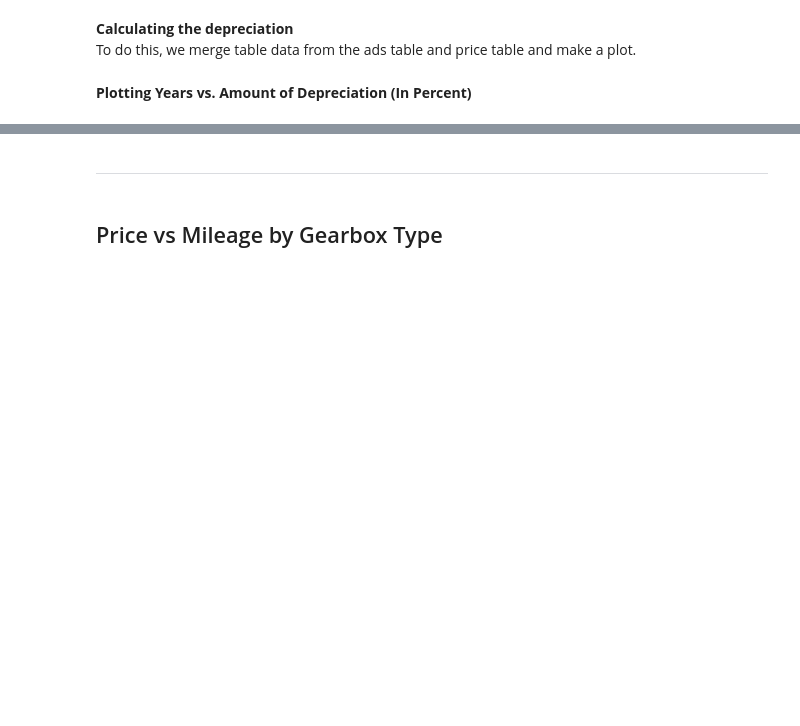
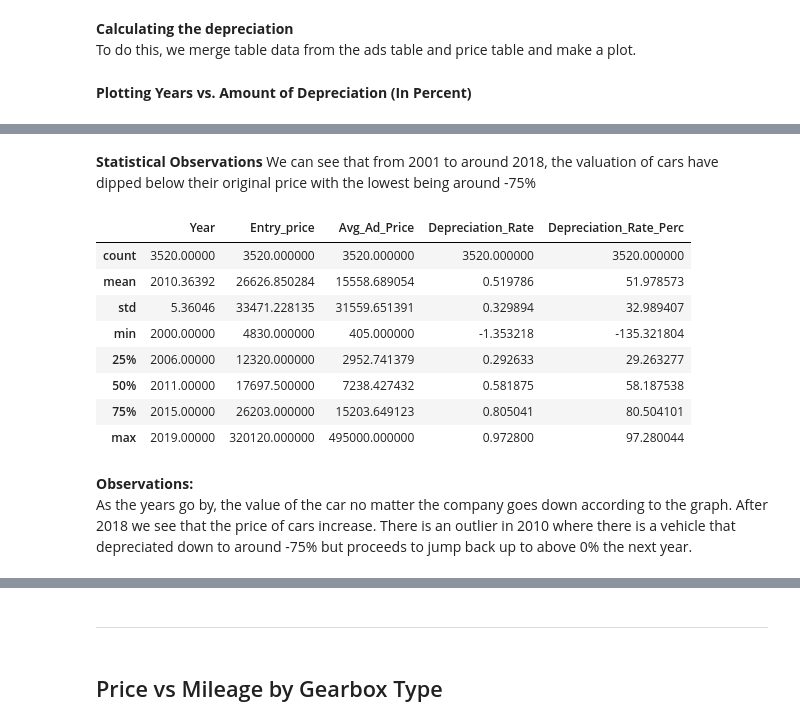
Before and after one commit to DeoBlizz/CMSC320_Final, a Jupyter notebook: checkpoint2.ipynb, the cells around one changed output, grey strips where cells are left out. Drawn from its saved outputs; the diff is of its cells as text; code cells hidden in the pictures; blank space fills up the shorter version.

```diff
--- a/checkpoint2.ipynb
+++ b/checkpoint2.ipynb
@@ -202,0 +205,18 @@ plt.show()
+# %% [markdown]
+**Statistical Observations**
+We can see that from 2001 to around 2018, the valuation of cars have dipped below their original price with the lowest being around -75%
+# %%
+display(price_depreciation.describe())
+# %% [output]
+|  | Year | Entry_price | Avg_Ad_Price | Depreciation_Rate | Depreciation_Rate_Perc |
+| count | 3520.00000 | 3520.000000 | 3520.000000 | 3520.000000 | 3520.000000 |
+| mean | 2010.36392 | 26626.850284 | 15558.689054 | 0.519786 | 51.978573 |
+| std | 5.36046 | 33471.228135 | 31559.651391 | 0.329894 | 32.989407 |
+| min | 2000.00000 | 4830.000000 | 405.000000 | -1.353218 | -135.321804 |
+| 25% | 2006.00000 | 12320.000000 | 2952.741379 | 0.292633 | 29.263277 |
+| 50% | 2011.00000 | 17697.500000 | 7238.427432 | 0.581875 | 58.187538 |
+| 75% | 2015.00000 | 26203.000000 | 15203.649123 | 0.805041 | 80.504101 |
+| max | 2019.00000 | 320120.000000 | 495000.000000 | 0.972800 | 97.280044 |
+# %% [markdown]
+**Observations:**\
+As the years go by, the value of the car no matter the company goes down according to the graph. After 2018 we see that the price of cars increase. There is an outlier in 2010 where there is a vehicle that depreciated down to around -75% but proceeds to jump back up to above 0% the next year.
```
Also changed, not shown: parts of 10 cells of this notebook.
